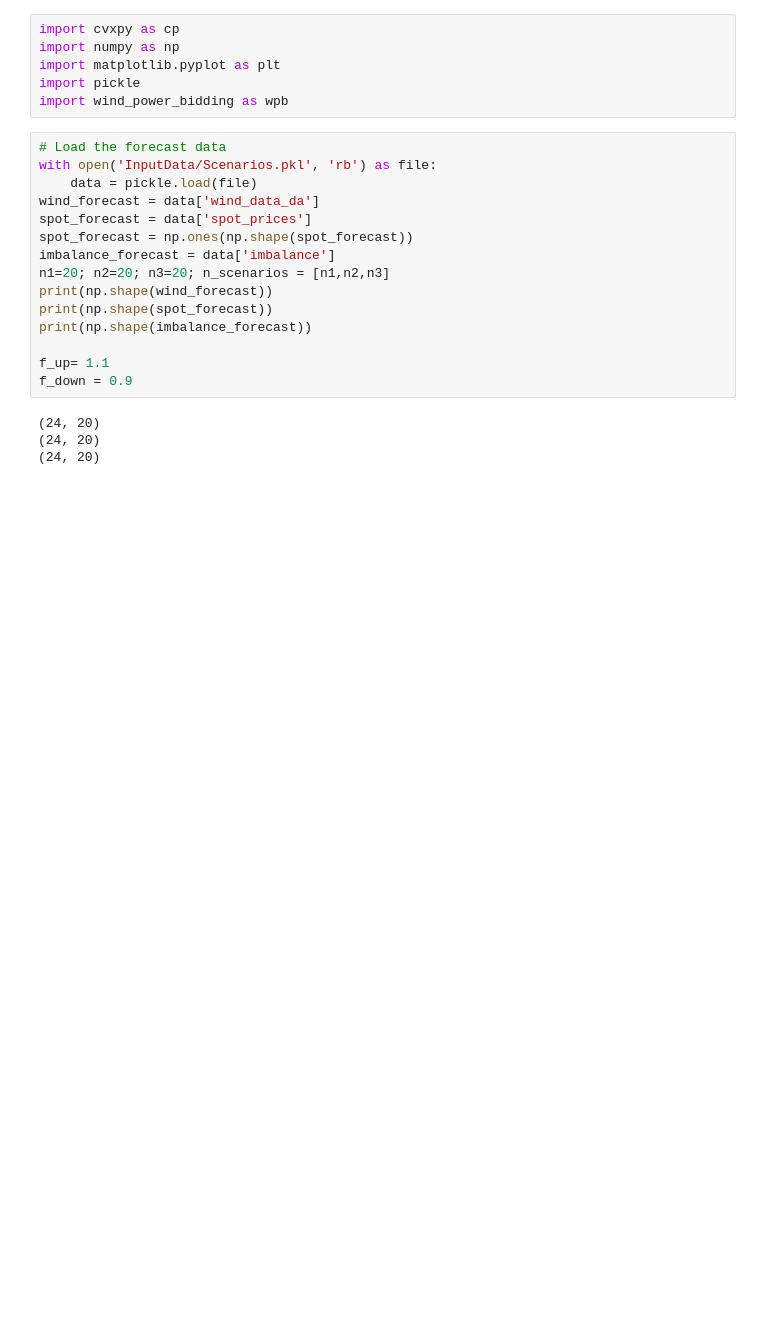
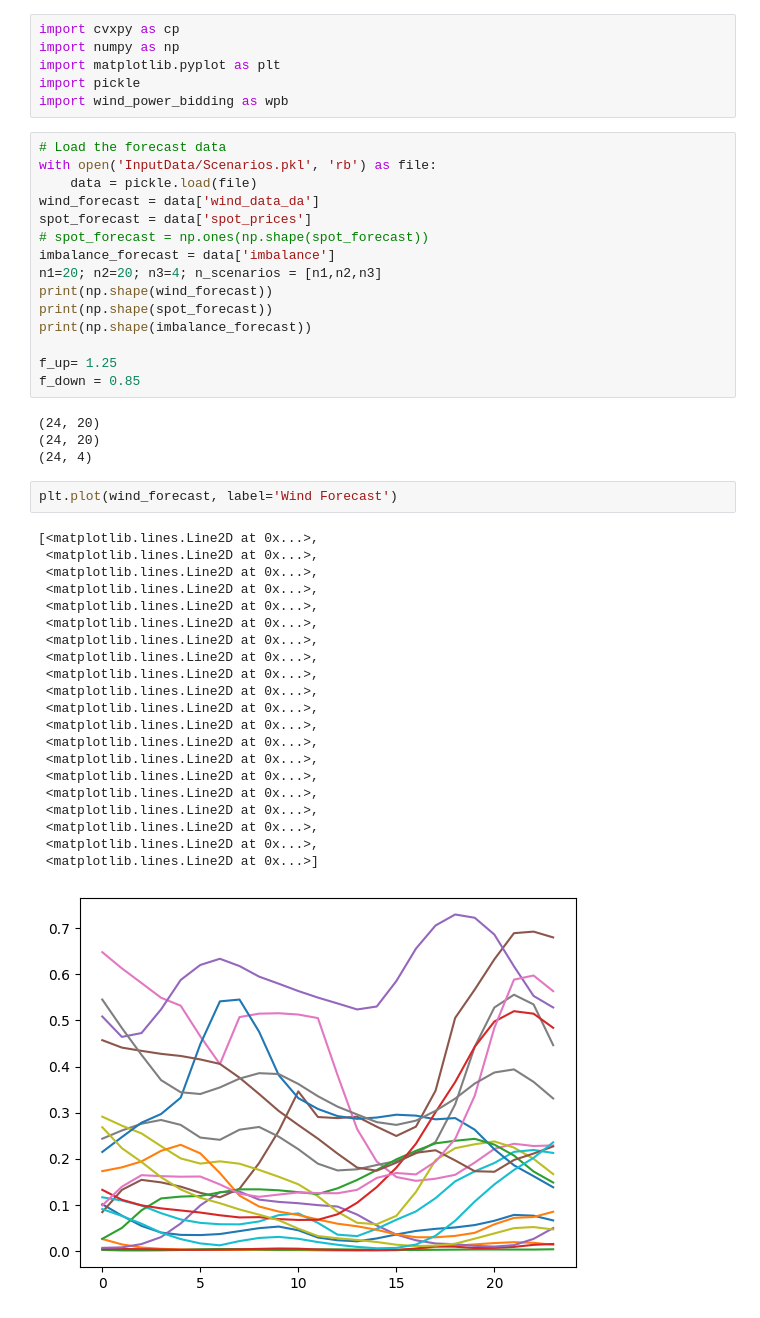
Before and after one commit to MatthieuJacobsDESL/renewables_in_electricity_markets_ass2, a Jupyter notebook: step1.1.ipynb, the cells around one changed output. Drawn from its saved outputs; the diff is of its cells as text; blank space fills up the shorter version.

```diff
--- a/step1.1.ipynb
+++ b/step1.1.ipynb
@@ -10,17 +10,41 @@ with open('InputData/Scenarios.pkl', 'rb') as file:
     data = pickle.load(file)
 wind_forecast = data['wind_data_da']
 spot_forecast = data['spot_prices']
-spot_forecast = np.ones(np.shape(spot_forecast))
+# spot_forecast = np.ones(np.shape(spot_forecast))
 imbalance_forecast = data['imbalance']
-n1=20; n2=20; n3=20; n_scenarios = [n1,n2,n3]
+n1=20; n2=20; n3=4; n_scenarios = [n1,n2,n3]
 print(np.shape(wind_forecast))
 print(np.shape(spot_forecast))
 print(np.shape(imbalance_forecast))
 
-f_up= 1.1
-f_down = 0.9
+f_up= 1.25
+f_down = 0.85
 # %% [output]
 (24, 20)
 (24, 20)
-(24, 20)
+(24, 4)
+# %%
+plt.plot(wind_forecast, label='Wind Forecast')
+# %% [output]
+[<matplotlib.lines.Line2D at 0x...>,
+ <matplotlib.lines.Line2D at 0x...>,
+ <matplotlib.lines.Line2D at 0x...>,
+ <matplotlib.lines.Line2D at 0x...>,
+ <matplotlib.lines.Line2D at 0x...>,
+ <matplotlib.lines.Line2D at 0x...>,
+ <matplotlib.lines.Line2D at 0x...>,
+ <matplotlib.lines.Line2D at 0x...>,
+ <matplotlib.lines.Line2D at 0x...>,
+ <matplotlib.lines.Line2D at 0x...>,
+ <matplotlib.lines.Line2D at 0x...>,
+ <matplotlib.lines.Line2D at 0x...>,
+ <matplotlib.lines.Line2D at 0x...>,
+ <matplotlib.lines.Line2D at 0x...>,
+ <matplotlib.lines.Line2D at 0x...>,
+ <matplotlib.lines.Line2D at 0x...>,
+ <matplotlib.lines.Line2D at 0x...>,
+ <matplotlib.lines.Line2D at 0x...>,
+ <matplotlib.lines.Line2D at 0x...>,
+ <matplotlib.lines.Line2D at 0x...>]
+[figure, added]
 # %% [markdown]
```
Also changed, not shown: parts of 25 cells of this notebook, 3 other files.
